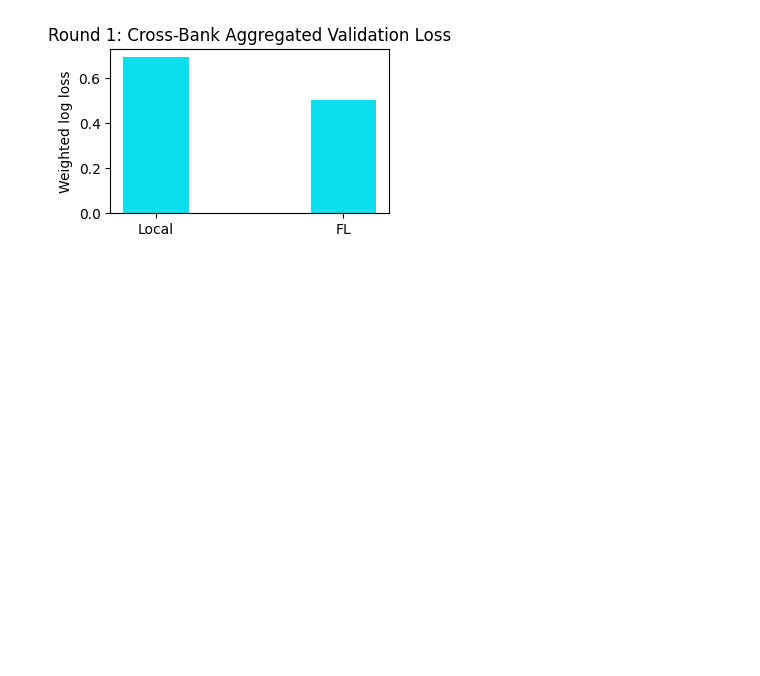
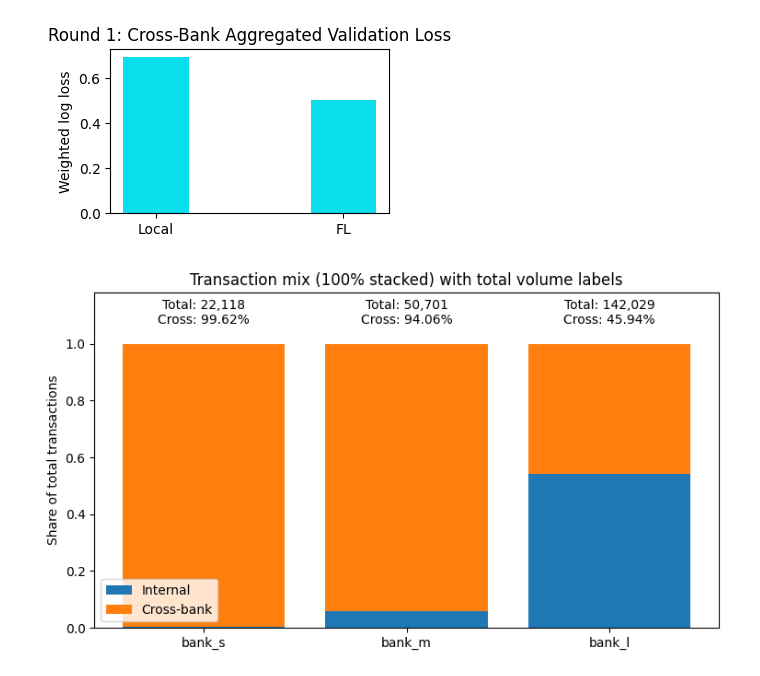
Before and after one commit to Jackson00Han/decentralized_aml_demonstrator, a Jupyter notebook: eda.ipynb, the cells around one changed output. Cells and saved outputs as stored; diff of their text form; code cells hidden in the pictures; blank space fills up the shorter version.

Commit message:
add a new transaction diagram at the end of eda

```diff
--- a/eda.ipynb
+++ b/eda.ipynb
@@ -221,3 +219,53 @@ plt.tight_layout()
 plt.show()
 # %% [output]
 [figure]
+# %%
+# Add a new figure: 100% stacked bar chart of internal vs cross-bank transaction shares, with total volume and cross-bank share annotated on top
+import numpy as np
+import pandas as pd
+import matplotlib.pyplot as plt
+
+df = pd.DataFrame(
+    {
+        "bank": ["bank_s", "bank_m", "bank_l"],
+        "tx_total": [22118, 50701, 142029],
+        "tx_internal": [84, 3012, 76782],
+        "tx_cross": [22034, 47689, 65247],
+    }
+)
+
+df["internal_share"] = df["tx_internal"] / df["tx_total"]
+df["cross_share"] = df["tx_cross"] / df["tx_total"]
+
+banks = df["bank"].tolist()
+x = np.arange(len(banks))
+
+fig, ax = plt.subplots(figsize=(7.6, 4.4))  # slightly taller
+
+ax.bar(x, df["internal_share"].values, label="Internal")
+ax.bar(x, df["cross_share"].values, bottom=df["internal_share"].values, label="Cross-bank")
+
+ax.set_xticks(x)
+ax.set_xticklabels(banks)
+ax.set_ylim(0, 1.18)  # more headroom for labels
+ax.set_ylabel("Share of total transactions")
+ax.set_title("Transaction mix (100% stacked) with total volume labels")
+
+# Put labels higher, and do not clip at axes boundary
+for i in range(len(banks)):
+    total = df.loc[i, "tx_total"]
+    cross_pct = df.loc[i, "cross_share"] * 100
+    ax.text(
+        i, 1.06, f"Total: {total:,}\nCross: {cross_pct:.2f}%",
+        ha="center", va="bottom", fontsize=10, clip_on=False
+    )
+
+ax.legend(loc="lower left")
+
+# Increase top margin so title + labels never collide
+fig.subplots_adjust(top=0.82)
+
+plt.tight_layout()
+plt.show()
+# %% [output]
+[figure, added]
```
Also changed, not shown: parts of 1 cell of this notebook.
